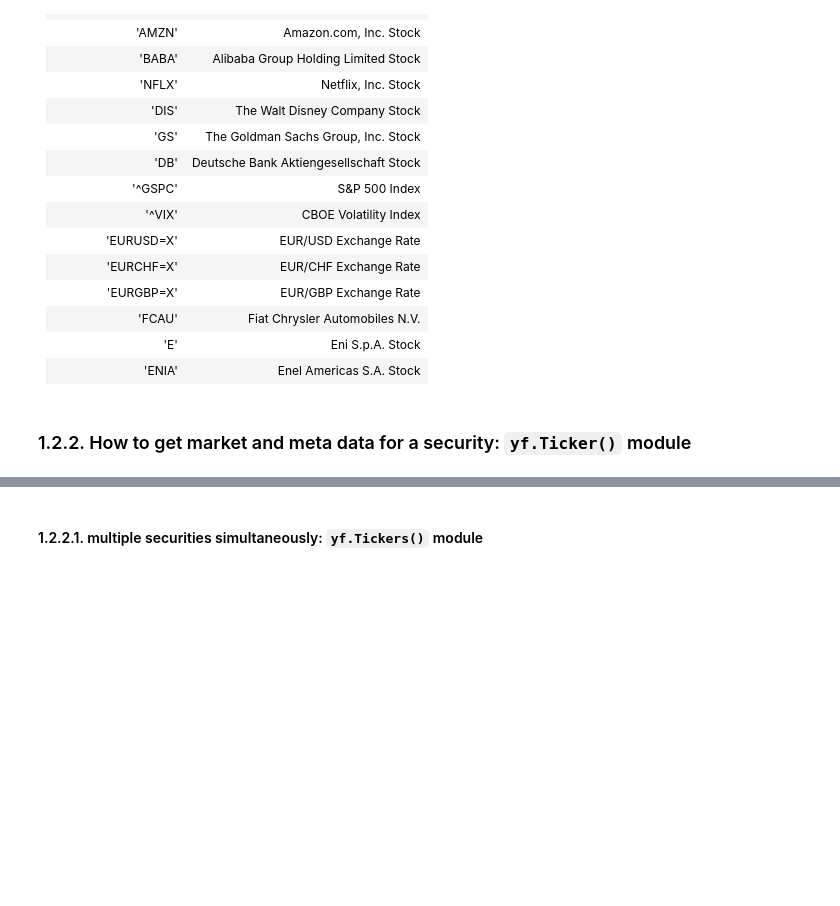
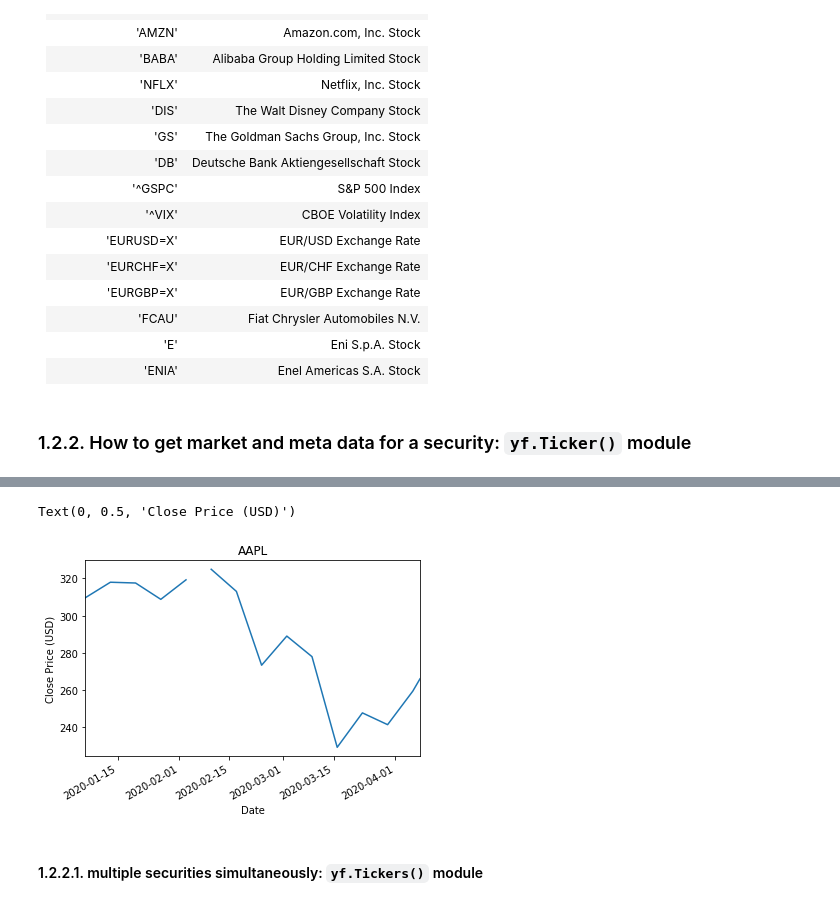
Before and after one commit to gabrielepompa88/IT-For-Business-And-Finance-2019-20, a Jupyter notebook: Notebooks/Data_Analysis___Financial_Time_Series.ipynb, the cells around one changed output, grey strips where cells are left out. Drawn from its saved outputs; the diff is of its cells as text; code cells hidden in the pictures; blank space fills up the shorter version.

```diff
--- a/Notebooks/Data_Analysis___Financial_Time_Series.ipynb
+++ b/Notebooks/Data_Analysis___Financial_Time_Series.ipynb
@@ -223,8 +358,11 @@ ax.set_ylabel("Close Price (USD)")
 # %%
-ax = aapl_history_last_two_years.loc["2020-01-01":, "Close"].plot()
+ax = aapl_history_close_last_2y["2020-01-01":].plot()
 
 ax.set_title("AAPL")
 ax.set_ylabel("Close Price (USD)")
+# %% [output]
+Text(0, 0.5, 'Close Price (USD)')
+[figure, added]
 # %% [markdown]
 #### 1.2.2.1. multiple securities simultaneously: `yf.Tickers()` module <a name="multiple-securities-simultaneously:-yf.tickers()-module"></a>
 # %%
```
Also changed, not shown: parts of 44 cells of this notebook.
